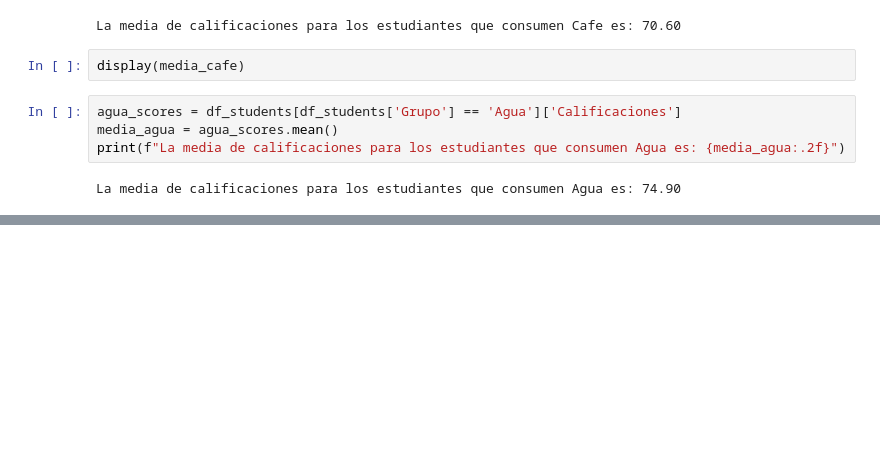
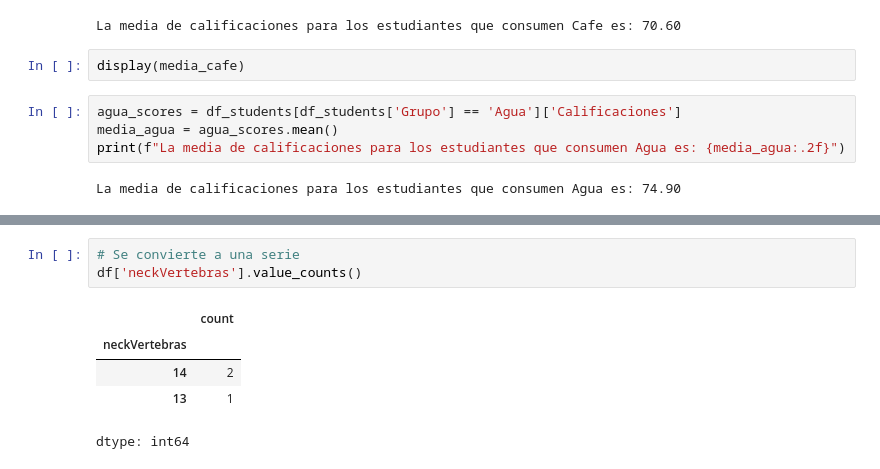
Before and after one commit to Ivon110/Mineria-de-Datos, a Jupyter notebook: mineriacolab1.ipynb, the cells around one changed output, grey strips where cells are left out. Saved outputs shown, nothing was run; the diff lists cells and outputs as text; blank space fills up the shorter version.

```diff
--- a/mineriacolab1.ipynb
+++ b/mineriacolab1.ipynb
@@ -1760,0 +1771,9 @@ La media de calificaciones para los estudiantes que consumen Agua es: 74.90
+# %%
+# Se convierte a una serie
+df['neckVertebras'].value_counts()
+# %% [output]
+|  | count |
+| neckVertebras |  |
+| 14 | 2 |
+| 13 | 1 |
+dtype: int64
```
Also changed, not shown: parts of 2 cells of this notebook.
